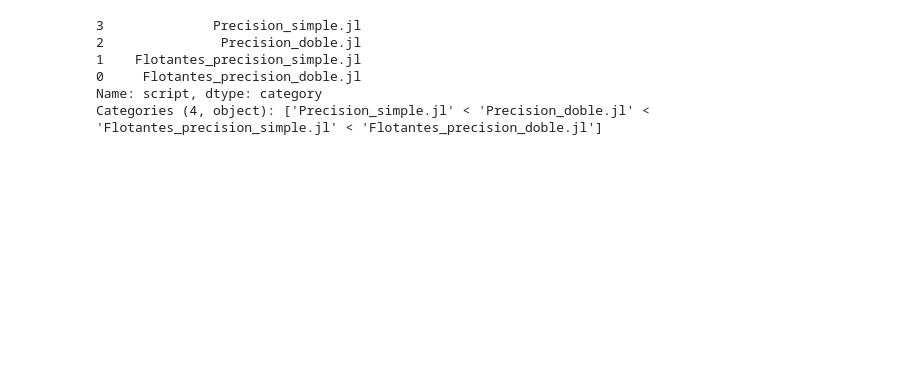
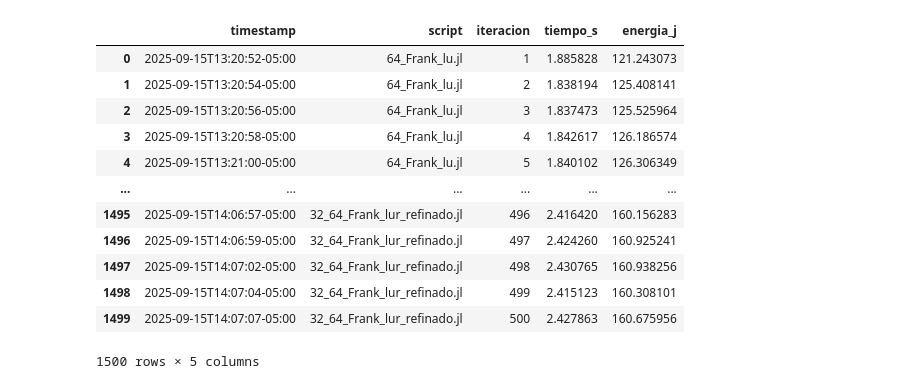
Before and after one commit to eguar11011/NumPrecEnergy, a Jupyter notebook: Resultados.ipynb, the cells around one changed output. Cells and saved outputs as stored; diff of their text form; code cells hidden in the pictures; blank space fills up the shorter version.

```diff
--- a/Resultados.ipynb
+++ b/Resultados.ipynb
@@ -28,46 +21,0 @@ df
-# %%
-
-# Filtrar scripts
-scripts_filtrados = ["Precision_simple.jl", "Precision_doble.jl", "Flotantes_precision_simple.jl", "Flotantes_precision_doble.jl"]
-df = df[df["script"].isin(scripts_filtrados)]
-
-
-# Función para quitar outliers
-def remove_outliers_iqr(df, columnas):
-    df_clean = df.copy()
-    for col in columnas:
-        Q1 = df[col].quantile(0.25)
-        Q3 = df[col].quantile(0.75)
-        IQR = Q3 - Q1
-        lower = Q1 - 1.5 * IQR
-        upper = Q3 + 1.5 * IQR
-        df_clean = df_clean[(df_clean[col] >= lower) & (df_clean[col] <= upper)]
-    return df_clean
-
-# Limpiar outliers
-df_clean = remove_outliers_iqr(df, ["tiempo_s", "energia_j"])
-
-# Calcular estadísticas
-df_stats = df_clean.groupby("script")[["tiempo_s", "energia_j"]].agg(['mean', 'var']).reset_index()
-df_stats.columns = ['script', 'tiempo_promedio', 'tiempo_varianza', 'energia_promedio', 'energia_varianza']
-
-# Orden deseado
-scripts_filtrados = [
-    "Precision_simple.jl",
-    "Precision_doble.jl",
-    "Flotantes_precision_simple.jl",
-    "Flotantes_precision_doble.jl"
-]
-
-# Asegurar orden en df_stats
-df_stats["script"] = pd.Categorical(df_stats["script"], categories=scripts_filtrados, ordered=True)
-df_stats = df_stats.sort_values("script")
-# %%
-print(df_stats["script"])
-# %% [output]
-3              Precision_simple.jl
-2               Precision_doble.jl
-1    Flotantes_precision_simple.jl
-0     Flotantes_precision_doble.jl
-Name: script, dtype: category
-Categories (4, object): ['Precision_simple.jl' < 'Precision_doble.jl' < 'Flotantes_precision_simple.jl' < 'Flotantes_precision_doble.jl']
@@ -73,0 +29,16 @@ Categories (4, object): ['Precision_simple.jl' < 'Precision_doble.jl' < 'Flotant
+# %%
+df
+# %% [output]
+|  | timestamp | script | iteracion | tiempo_s | energia_j |
+| 0 | 2025-09-15T13:20:52-05:00 | 64_Frank_lu.jl | 1 | 1.885828 | 121.243073 |
+| 1 | 2025-09-15T13:20:54-05:00 | 64_Frank_lu.jl | 2 | 1.838194 | 125.408141 |
+| 2 | 2025-09-15T13:20:56-05:00 | 64_Frank_lu.jl | 3 | 1.837473 | 125.525964 |
+| 3 | 2025-09-15T13:20:58-05:00 | 64_Frank_lu.jl | 4 | 1.842617 | 126.186574 |
+| 4 | 2025-09-15T13:21:00-05:00 | 64_Frank_lu.jl | 5 | 1.840102 | 126.306349 |
+| ... | ... | ... | ... | ... | ... |
+| 1495 | 2025-09-15T14:06:57-05:00 | 32_64_Frank_lur_refinado.jl | 496 | 2.416420 | 160.156283 |
+| 1496 | 2025-09-15T14:06:59-05:00 | 32_64_Frank_lur_refinado.jl | 497 | 2.424260 | 160.925241 |
+| 1497 | 2025-09-15T14:07:02-05:00 | 32_64_Frank_lur_refinado.jl | 498 | 2.430765 | 160.938256 |
+| 1498 | 2025-09-15T14:07:04-05:00 | 32_64_Frank_lur_refinado.jl | 499 | 2.415123 | 160.308101 |
+| 1499 | 2025-09-15T14:07:07-05:00 | 32_64_Frank_lur_refinado.jl | 500 | 2.427863 | 160.675956 |
+1500 rows × 5 columns
```
Also changed, not shown: parts of 5 cells of this notebook, 5 other files.
